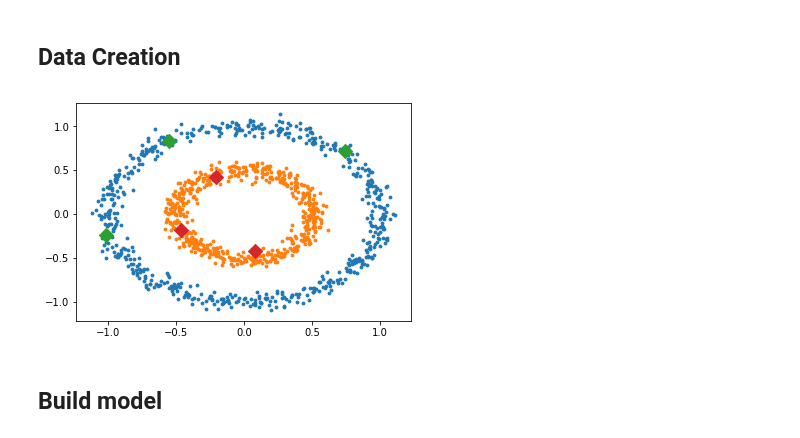
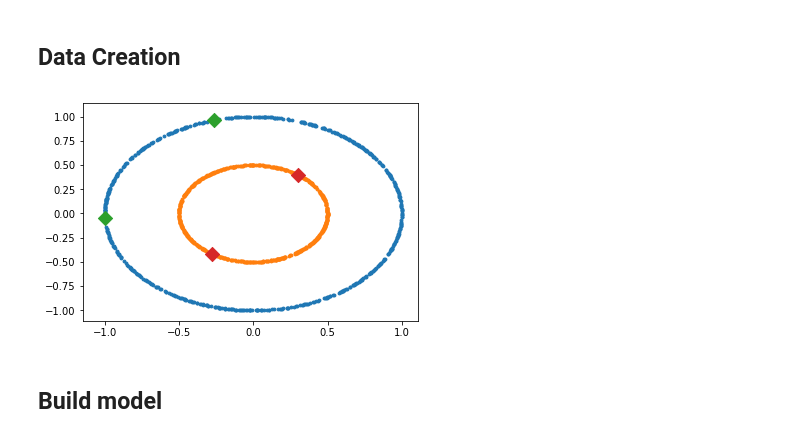
Before and after one commit to bruno-31/toy_ssl, a Jupyter notebook: experiments_regularizations_2.ipynb, the cells around one changed output. Cells and saved outputs as stored; diff of their text form; code cells hidden in the pictures.

```diff
--- a/experiments_regularizations_2.ipynb
+++ b/experiments_regularizations_2.ipynb
@@ -34,35 +34,35 @@ rng = np.random.RandomState(params['seed'])  # seed labels
 # %% [markdown]
 ## Data Creation
 # %%
-labeled =3
+labeled =2
 x,y = make_circles(n_samples=4000, factor=.5,
-                                      noise=.05)
+                                      noise=.0)
 # x,y=make_moons(n_samples=4000, shuffle=True, noise=0.10, random_state=rng.randint(2**10))
 trainx, testx, trainy, testy = train_test_split(x, y, test_size=0.30, random_state=rng.randint(2**10))
 trainx_unl = trainx.copy()
 
 inds = rng.permutation(trainx.shape[0])
 trainx = trainx[inds]
 trainy = trainy[inds]
 txs = []
 tys = []
 for j in range(10):
     txs.append(trainx[trainy == j][:labeled])
     tys.append(trainy[trainy == j][:labeled])
 txs = np.concatenate(txs, axis=0)
 tys = np.concatenate(tys, axis=0)
 trainx = txs
 trainy = tys
 
 nr_batch_train = trainx.shape[0] // params['batch_size']
 nr_batch_test = testx.shape[0] // params['batch_size']
 
 utils.scatter_2_class(testx,testy,s=8)
 # utils.scatter_2_class(trainx_unl,np.ones(trainx_unl.shape[0]),s=1,c='k')
 utils.scatter_2_class(trainx,trainy,marker = 'D',s=100)
 plt.show()
 # %% [output]
-[figure, old version]
+[figure, new version]
 # %%
 def generator(z, output_dim=2, n_hidden=384, n_layer=6, reuse=False):
     with tf.variable_scope("generator", reuse=tf.AUTO_REUSE):
```
Also changed, not shown: parts of 10 cells of this notebook, 4 other files.
